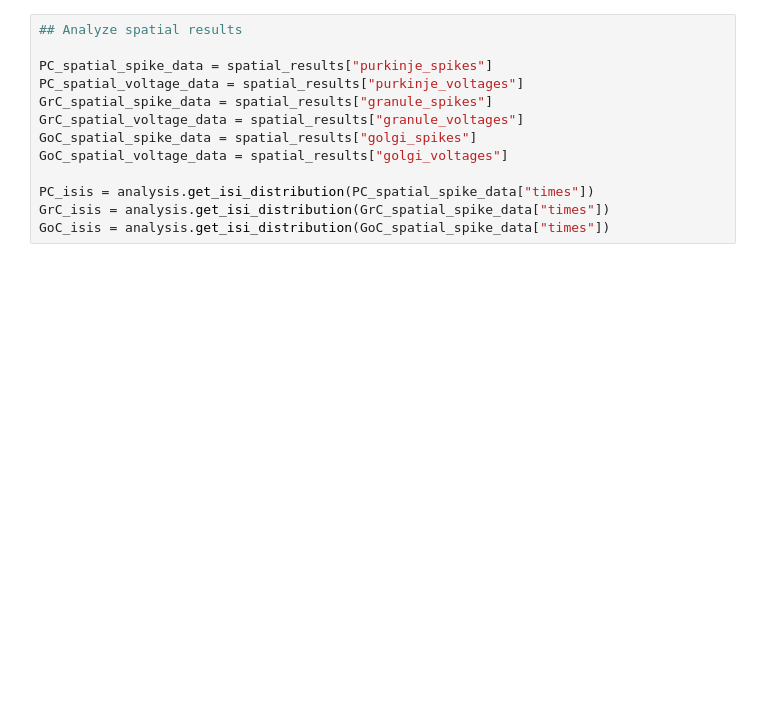
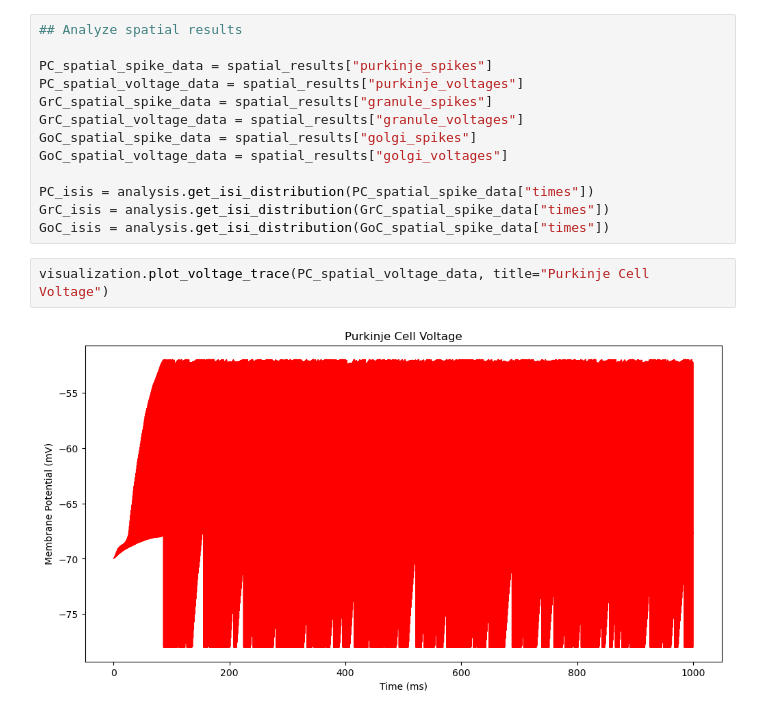
Before and after one commit to ashley-andrea/Project_BM, a Jupyter notebook: cerebellum_simulation.ipynb, the cells around one changed output. Saved outputs shown, nothing was run; the diff lists cells and outputs as text; blank space fills up the shorter version.

```diff
--- a/cerebellum_simulation.ipynb
+++ b/cerebellum_simulation.ipynb
@@ -106,6 +122,10 @@ GoC_spatial_voltage_data = spatial_results["golgi_voltages"]
 PC_isis = analysis.get_isi_distribution(PC_spatial_spike_data["times"])
 GrC_isis = analysis.get_isi_distribution(GrC_spatial_spike_data["times"])
 GoC_isis = analysis.get_isi_distribution(GoC_spatial_spike_data["times"])
+# %%
+visualization.plot_voltage_trace(PC_spatial_voltage_data, title="Purkinje Cell Voltage")
+# %% [output]
+[figure, added]
 # %%
 visualization.plot_raster(PC_spatial_spike_data, title="Purkinje Cell Raster Plot")
 visualization.plot_isi_histogram(PC_isis)
```
Also changed, not shown: parts of 11 cells of this notebook, 3 other files.
